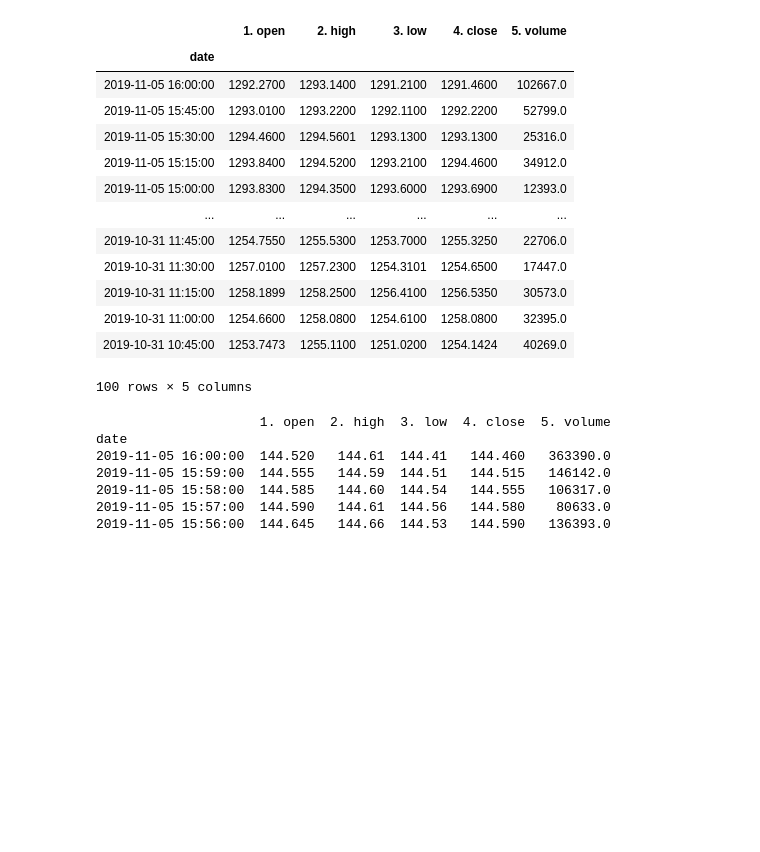
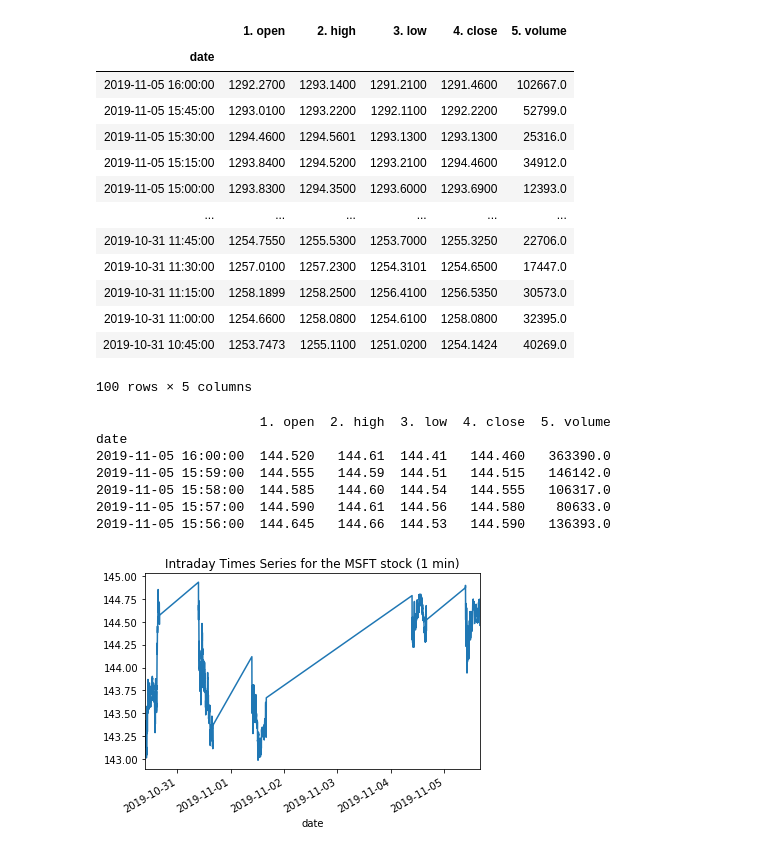
Before and after one commit to ggaoshen/su_cs230_dl, a Jupyter notebook: Project/data source explorer.ipynb, the cells around one changed output. Saved outputs shown, nothing was run; the diff lists cells and outputs as text; code cells hidden in the pictures; blank space fills up the shorter version.

```diff
--- a/Project/data source explorer.ipynb
+++ b/Project/data source explorer.ipynb
@@ -38,3 +40,14 @@ date
 2019-11-05 15:58:00  144.585   144.60  144.54   144.555   106317.0
 2019-11-05 15:57:00  144.590   144.61  144.56   144.580    80633.0
 2019-11-05 15:56:00  144.645   144.66  144.53   144.590   136393.0
+# %%
+from alpha_vantage.timeseries import TimeSeries
+import matplotlib.pyplot as plt
+
+ts = TimeSeries(key='YOUR_API_KEY', output_format='pandas')
+data, meta_data = ts.get_intraday(symbol='MSFT',interval='1min', outputsize='full')
+data['4. close'].plot()
+plt.title('Intraday Times Series for the MSFT stock (1 min)')
+plt.show()
+# %% [output]
+[figure, added]
```
Also changed, not shown: parts of 2 cells of this notebook, 4 other files.
